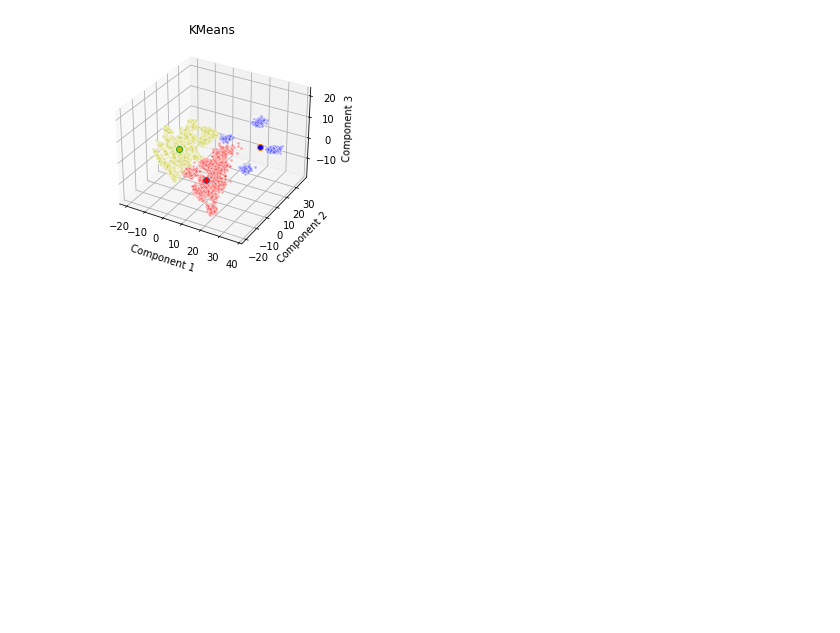
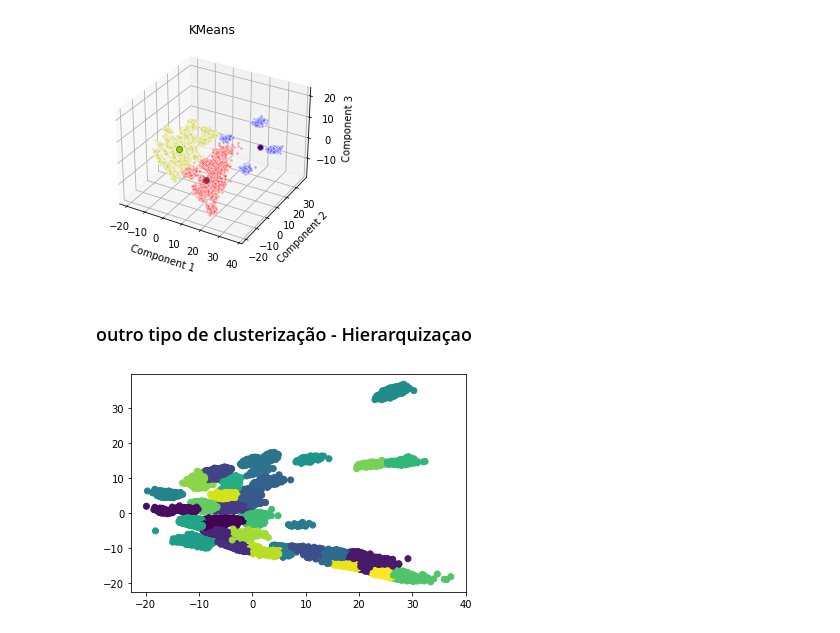
Before and after one commit to Karl-Marcos/ML-2022-DIMP, a Jupyter notebook: bloco_3.ipynb, the cells around one changed output. Saved outputs shown, nothing was run; the diff lists cells and outputs as text; code cells hidden in the pictures; blank space fills up the shorter version.

Commit message:
adicao da clusterização hierarquica

```diff
--- a/bloco_3.ipynb
+++ b/bloco_3.ipynb
@@ -583,3 +583,5 @@ ax.set_zlabel('Component 3')
 # %% [output]
 Text(0.5, 0, 'Component 3')
 [figure]
+# %% [markdown]
+### outro tipo de clusterização - Hierarquizaçao
@@ -585,0 +590,17 @@ Text(0.5, 0, 'Component 3')
+# %%
+import numpy as np
+import matplotlib.pyplot as plt
+from sklearn.cluster import AgglomerativeClustering
+
+x = dados_pca ["PC1"]
+y = dados_pca["PC2"]
+
+data = list(zip(x, y))
+
+hierarchical_cluster = AgglomerativeClustering(n_clusters=30, affinity='euclidean', linkage='ward')
+labels = hierarchical_cluster.fit_predict(data)
+
+plt.scatter(x, y, c=labels)
+plt.show()
+# %% [output]
+[figure, added]
```
Also changed, not shown: parts of 1 cell of this notebook.
